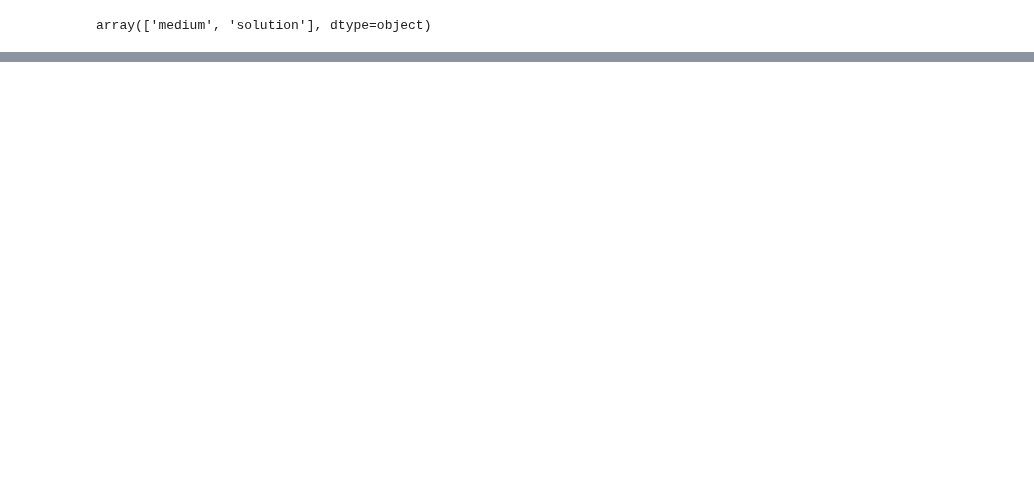
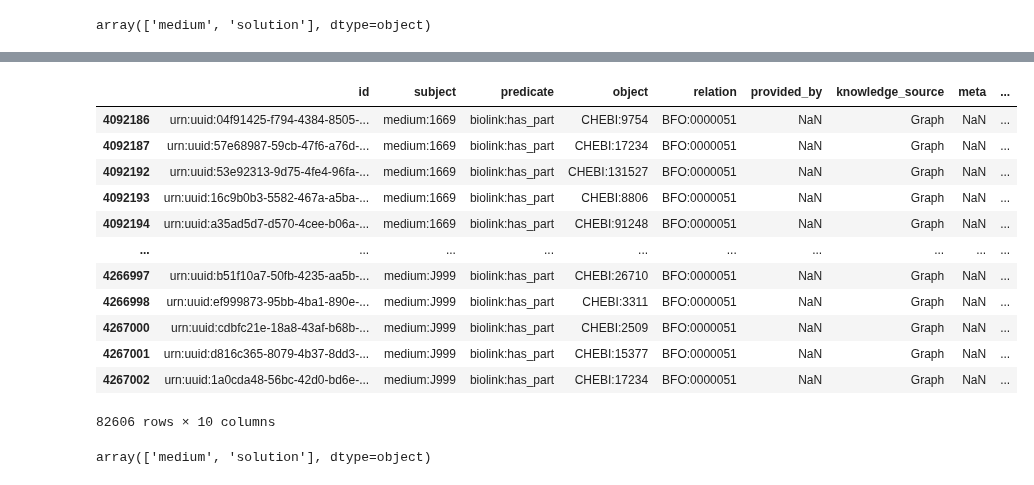
Before and after one commit to Knowledge-Graph-Hub/kg-microbe, a Jupyter notebook: notebooks/MergedKG_exploration.ipynb, the cells around one changed output, grey strips where cells are left out. Saved outputs shown, nothing was run; the diff lists cells and outputs as text; code cells hidden in the pictures; blank space fills up the shorter version.

```diff
--- a/notebooks/MergedKG_exploration.ipynb
+++ b/notebooks/MergedKG_exploration.ipynb
@@ -141,0 +189,21 @@ solution_ingredient_df
+# %%
+chebi_object_df  = df_mediadive[~chebi_subject_condition & chebi_object_condition]
+chebi_object_df
+# %% [output]
+|  | id | subject | predicate | object | relation | provided_by | knowledge_source | meta | ... |
+| 4092186 | urn:uuid:04f91425-f794-4384-8505-... | medium:1669 | biolink:has_part | CHEBI:9754 | BFO:0000051 | NaN | Graph | NaN | ... |
+| 4092187 | urn:uuid:57e68987-59cb-47f6-a76d-... | medium:1669 | biolink:has_part | CHEBI:17234 | BFO:0000051 | NaN | Graph | NaN | ... |
+| 4092192 | urn:uuid:53e92313-9d75-4fe4-96fa-... | medium:1669 | biolink:has_part | CHEBI:131527 | BFO:0000051 | NaN | Graph | NaN | ... |
+| 4092193 | urn:uuid:16c9b0b3-5582-467a-a5ba-... | medium:1669 | biolink:has_part | CHEBI:8806 | BFO:0000051 | NaN | Graph | NaN | ... |
+| 4092194 | urn:uuid:a35ad5d7-d570-4cee-b06a-... | medium:1669 | biolink:has_part | CHEBI:91248 | BFO:0000051 | NaN | Graph | NaN | ... |
+| ... | ... | ... | ... | ... | ... | ... | ... | ... | ... |
+| 4266997 | urn:uuid:b51f10a7-50fb-4235-aa5b-... | medium:J999 | biolink:has_part | CHEBI:26710 | BFO:0000051 | NaN | Graph | NaN | ... |
+| 4266998 | urn:uuid:ef999873-95bb-4ba1-890e-... | medium:J999 | biolink:has_part | CHEBI:3311 | BFO:0000051 | NaN | Graph | NaN | ... |
+| 4267000 | urn:uuid:cdbfc21e-18a8-43af-b68b-... | medium:J999 | biolink:has_part | CHEBI:2509 | BFO:0000051 | NaN | Graph | NaN | ... |
+| 4267001 | urn:uuid:d816c365-8079-4b37-8dd3-... | medium:J999 | biolink:has_part | CHEBI:15377 | BFO:0000051 | NaN | Graph | NaN | ... |
+| 4267002 | urn:uuid:1a0cda48-56bc-42d0-bd6e-... | medium:J999 | biolink:has_part | CHEBI:17234 | BFO:0000051 | NaN | Graph | NaN | ... |
+82606 rows × 10 columns
+# %%
+chebi_object_df['subject'].str.split(":").str[0].unique()
+# %% [output]
+array(['medium', 'solution'], dtype=object)
```
Also changed, not shown: parts of 12 cells of this notebook, 6 other files.
